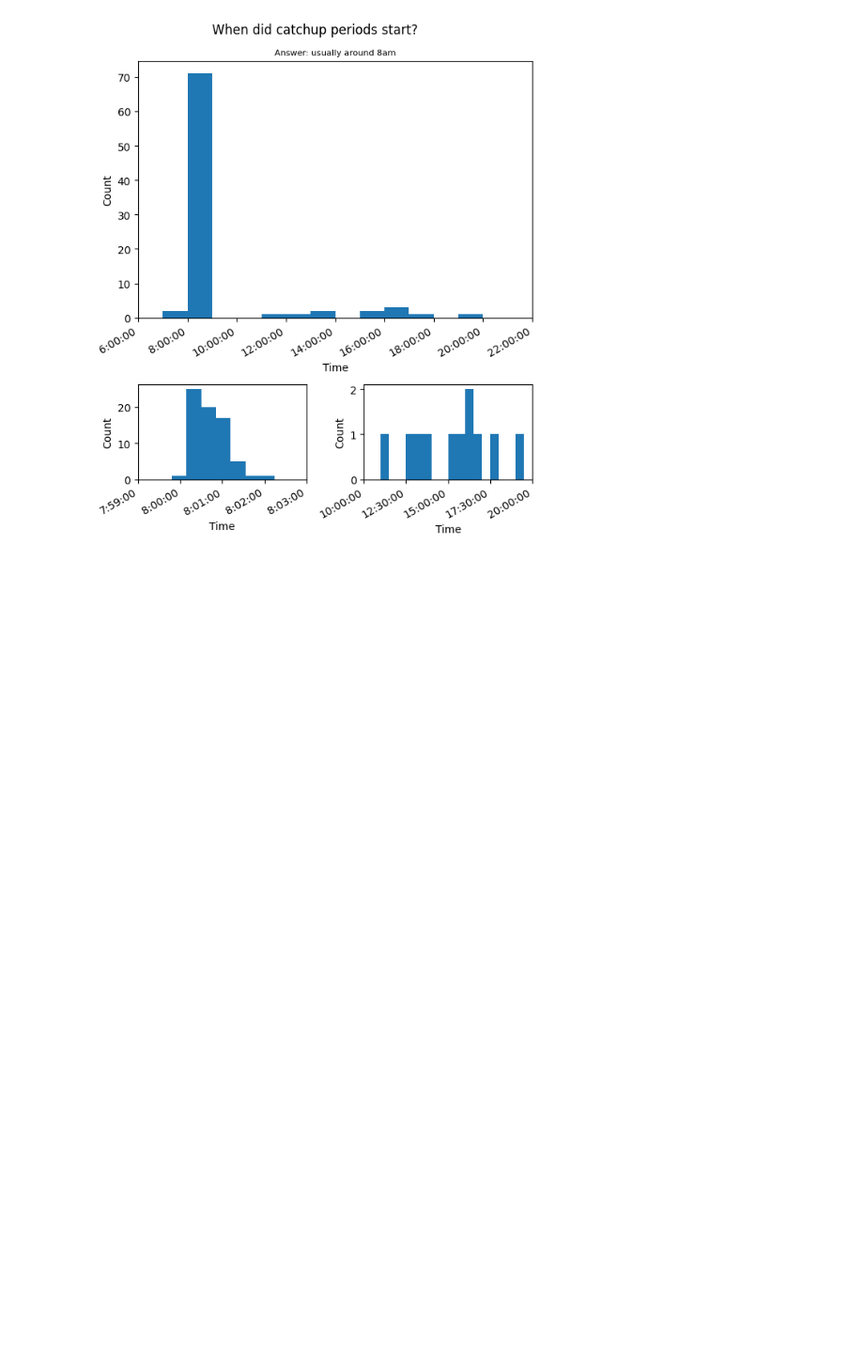
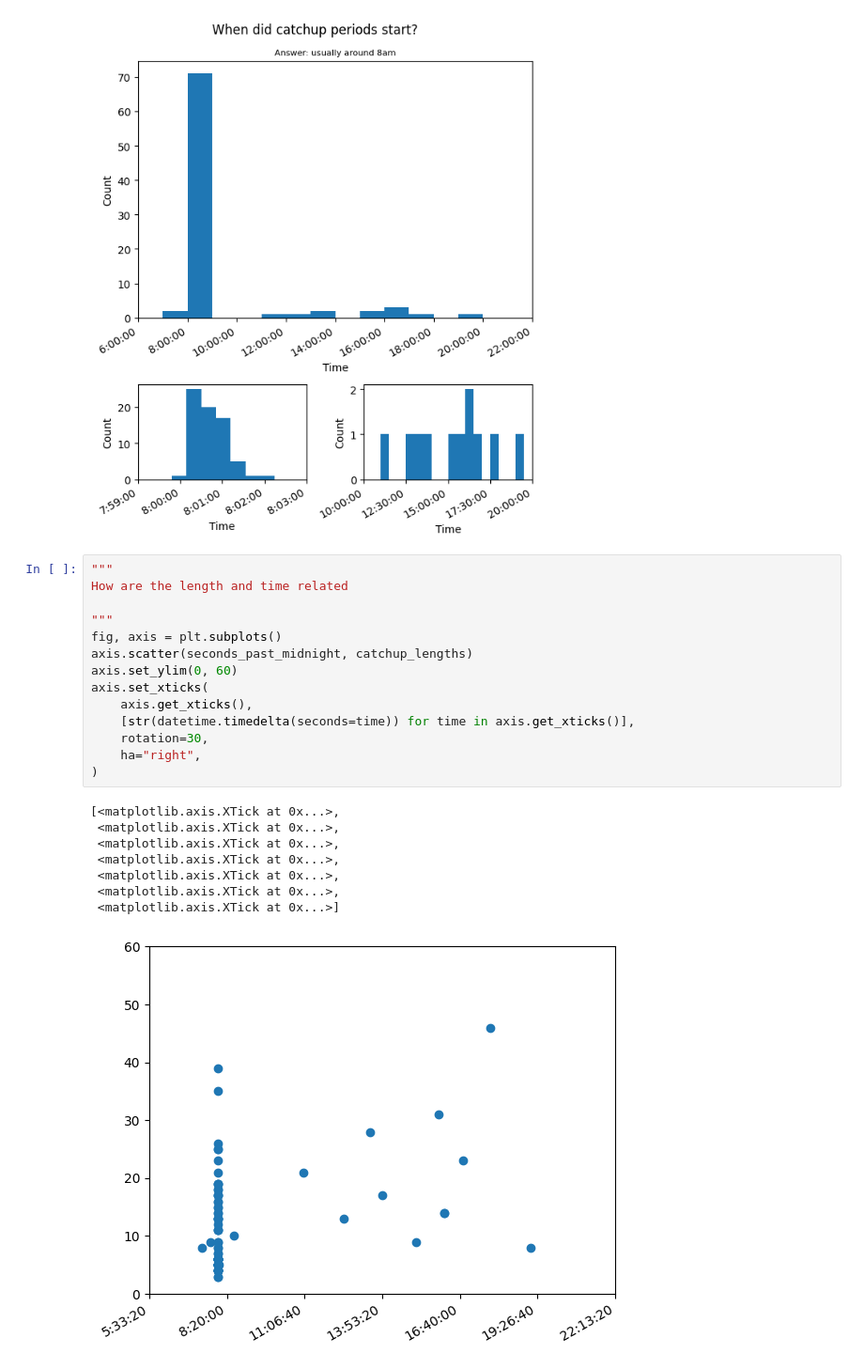
Before and after one commit to richard-lane/seaco_malaysia, a Jupyter notebook: catchups.ipynb, the cells around one changed output. Shown: that part at 94% size. Saved outputs shown, nothing was run; the diff lists cells and outputs as text; blank space fills up the shorter version.

Commit message:
skel for next stage of catchups@

```diff
--- a/catchups.ipynb
+++ b/catchups.ipynb
@@ -131,3 +131,26 @@ fig.tight_layout()
 fig.savefig("img/catchup_times.png", dpi=300)
 # %% [output]
 [figure]
+# %%
+"""
+How are the length and time related
+
+"""
+fig, axis = plt.subplots()
+axis.scatter(seconds_past_midnight, catchup_lengths)
+axis.set_ylim(0, 60)
+axis.set_xticks(
+    axis.get_xticks(),
+    [str(datetime.timedelta(seconds=time)) for time in axis.get_xticks()],
+    rotation=30,
+    ha="right",
+)
+# %% [output]
+[<matplotlib.axis.XTick at 0x...>,
+ <matplotlib.axis.XTick at 0x...>,
+ <matplotlib.axis.XTick at 0x...>,
+ <matplotlib.axis.XTick at 0x...>,
+ <matplotlib.axis.XTick at 0x...>,
+ <matplotlib.axis.XTick at 0x...>,
+ <matplotlib.axis.XTick at 0x...>]
+[figure, added]
```
Also changed, not shown: parts of 1 cell of this notebook.
